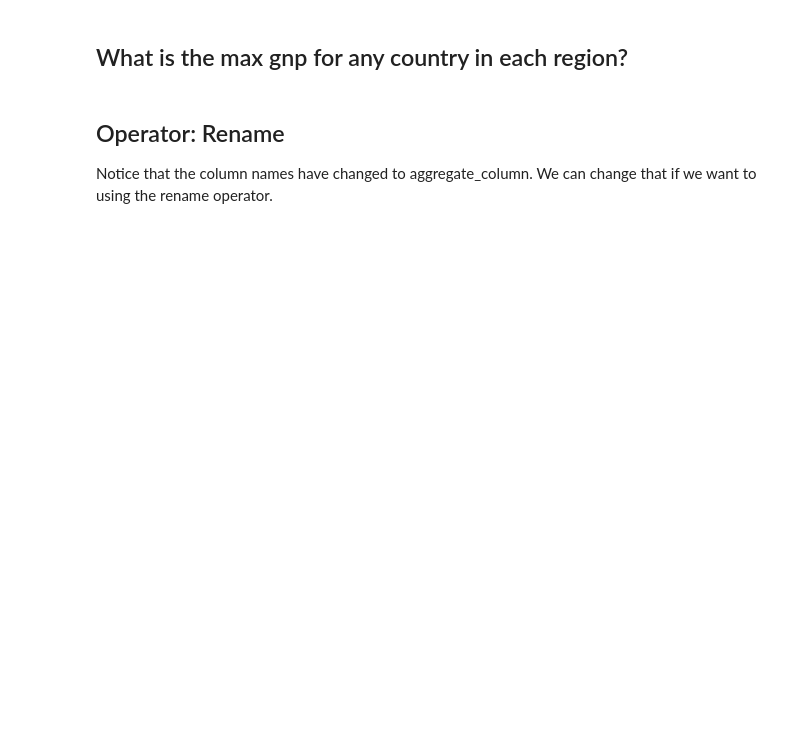
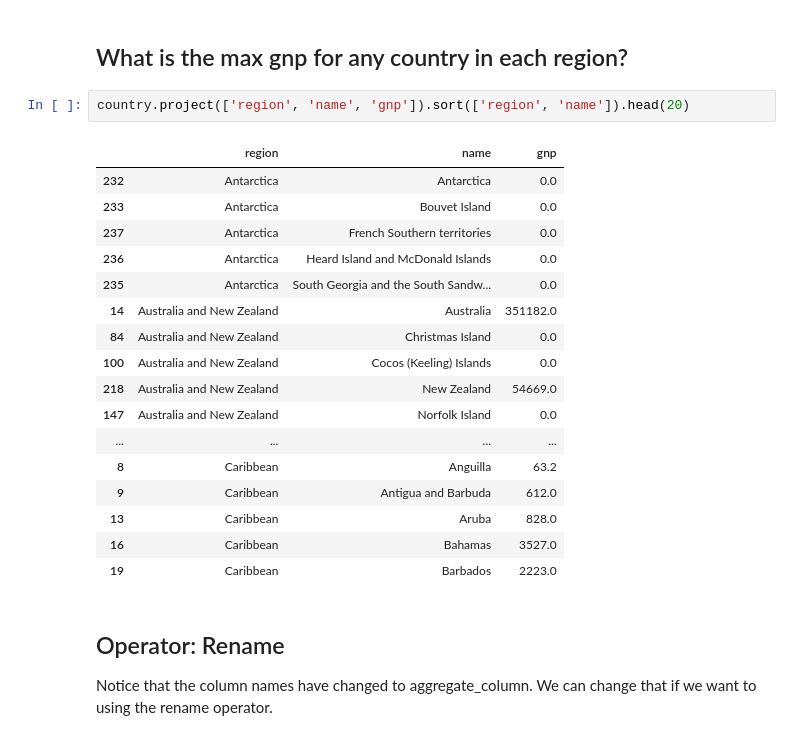
Before and after one commit to LutherCS/dmq-class-pub, a Jupyter notebook: GroupingAndAggregationRA.ipynb, the cells around one changed output. Saved outputs shown, nothing was run; the diff lists cells and outputs as text; blank space fills up the shorter version.

```diff
--- a/GroupingAndAggregationRA.ipynb
+++ b/GroupingAndAggregationRA.ipynb
@@ -62,5 +170,25 @@ country = Relation('/home/faculty/yasiro01/pub/country.csv', sep='|')
 # %% [markdown]
 ## What is the max gnp for any country in each region?
+# %%
+country.project(['region', 'name', 'gnp']).sort(['region', 'name']).head(20)
+# %% [output]
+|  | region | name | gnp |
+| 232 | Antarctica | Antarctica | 0.0 |
+| 233 | Antarctica | Bouvet Island | 0.0 |
+| 237 | Antarctica | French Southern territories | 0.0 |
+| 236 | Antarctica | Heard Island and McDonald Islands | 0.0 |
+| 235 | Antarctica | South Georgia and the South Sandw... | 0.0 |
+| 14 | Australia and New Zealand | Australia | 351182.0 |
+| 84 | Australia and New Zealand | Christmas Island | 0.0 |
+| 100 | Australia and New Zealand | Cocos (Keeling) Islands | 0.0 |
+| 218 | Australia and New Zealand | New Zealand | 54669.0 |
+| 147 | Australia and New Zealand | Norfolk Island | 0.0 |
+| ... | ... | ... | ... |
+| 8 | Caribbean | Anguilla | 63.2 |
+| 9 | Caribbean | Antigua and Barbuda | 612.0 |
+| 13 | Caribbean | Aruba | 828.0 |
+| 16 | Caribbean | Bahamas | 3527.0 |
+| 19 | Caribbean | Barbados | 2223.0 |
 # %% [markdown]
 ## Operator: Rename
 
```
Also changed, not shown: parts of 13 cells of this notebook.
